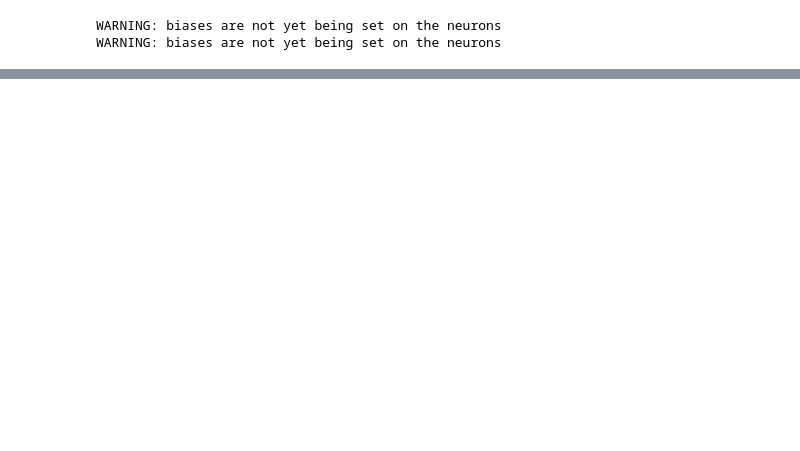
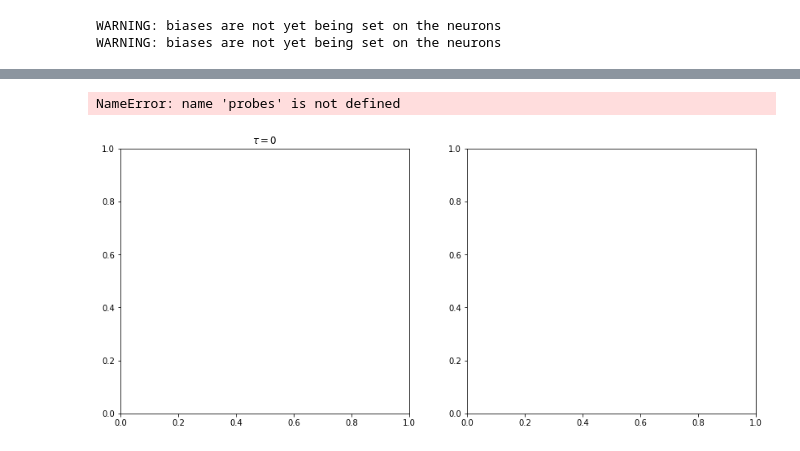
Before and after one commit to tcstewar/davis_tracking, a Jupyter notebook: experiments/nengo_spiking.ipynb, the cells around one changed output, grey strips where cells are left out. Saved outputs shown, nothing was run; the diff lists cells and outputs as text; code cells hidden in the pictures; blank space fills up the shorter version.

```diff
--- a/experiments/nengo_spiking.ipynb
+++ b/experiments/nengo_spiking.ipynb
@@ -178,0 +256,26 @@ if plt:
+# %%
+taus = [0, p.decay_time]
+fig, ax = plt.subplots(1, len(taus), figsize=(14, 6))
+
+R = []
+colors = np.zeros((len(times), 4))
+
+for i, tau in enumerate(taus):
+    ax[i].set_title(r"$\tau = %s$" % tau)
+    syn = nengo.Lowpass(tau)
+    for j in range(len(probes)):
+        a = sim.data[probes[j]] / ens.neuron_type.amplitude
+        R.append(np.count_nonzero(a) / a.size / dt)
+        #plt.show()
+        y = syn.filt(np.mean(a, axis=1), dt=dt, y0=0)
+        #colors[:, :3] = j / len(probes)
+        #assert len(colors) == len(y)
+        ax[i].plot(sim.trange(), y)#, c=colors.tolist())
+plt.show()
+
+plt.figure()
+plt.hist(R)
+plt.show()
+# %% [output]
+NameError: name 'probes' is not defined
+[figure, added]
```
Also changed, not shown: parts of 13 cells of this notebook, 3 other files.
